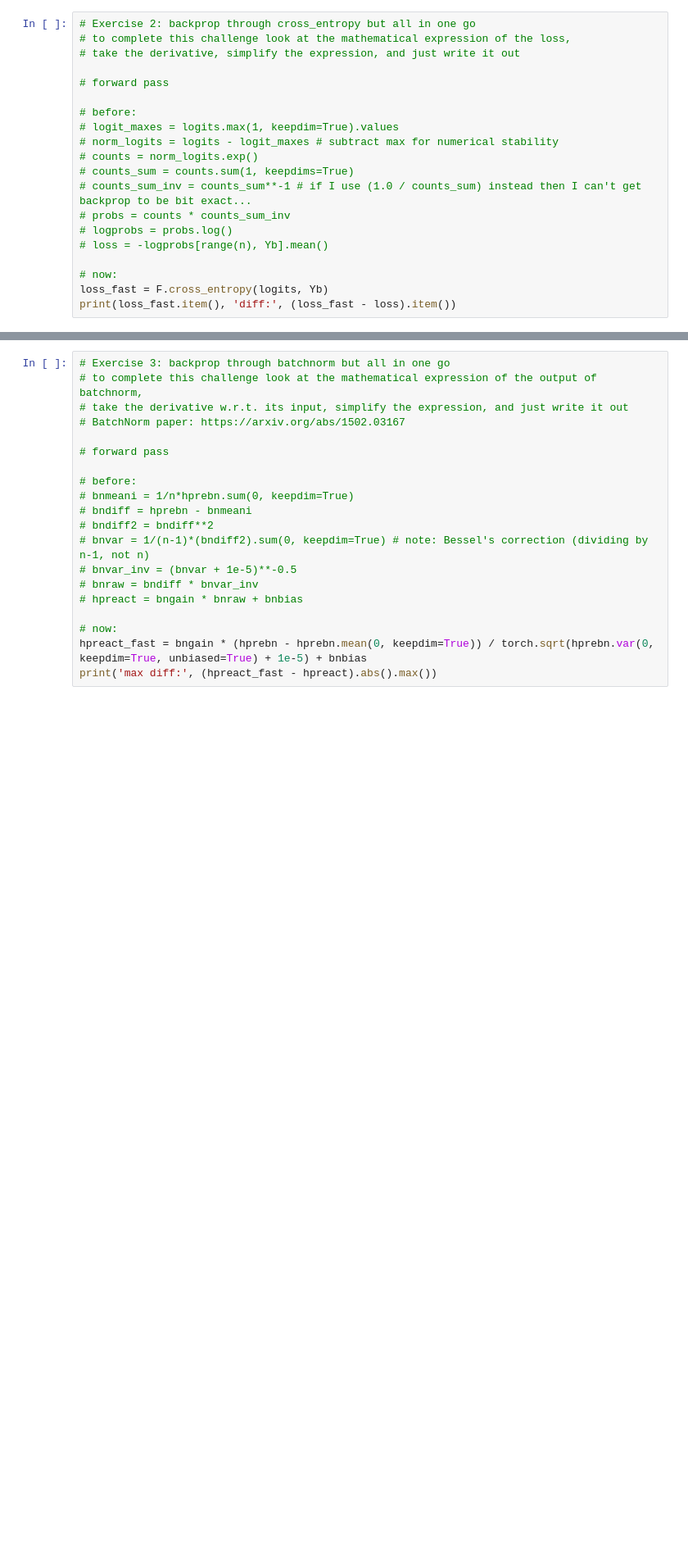
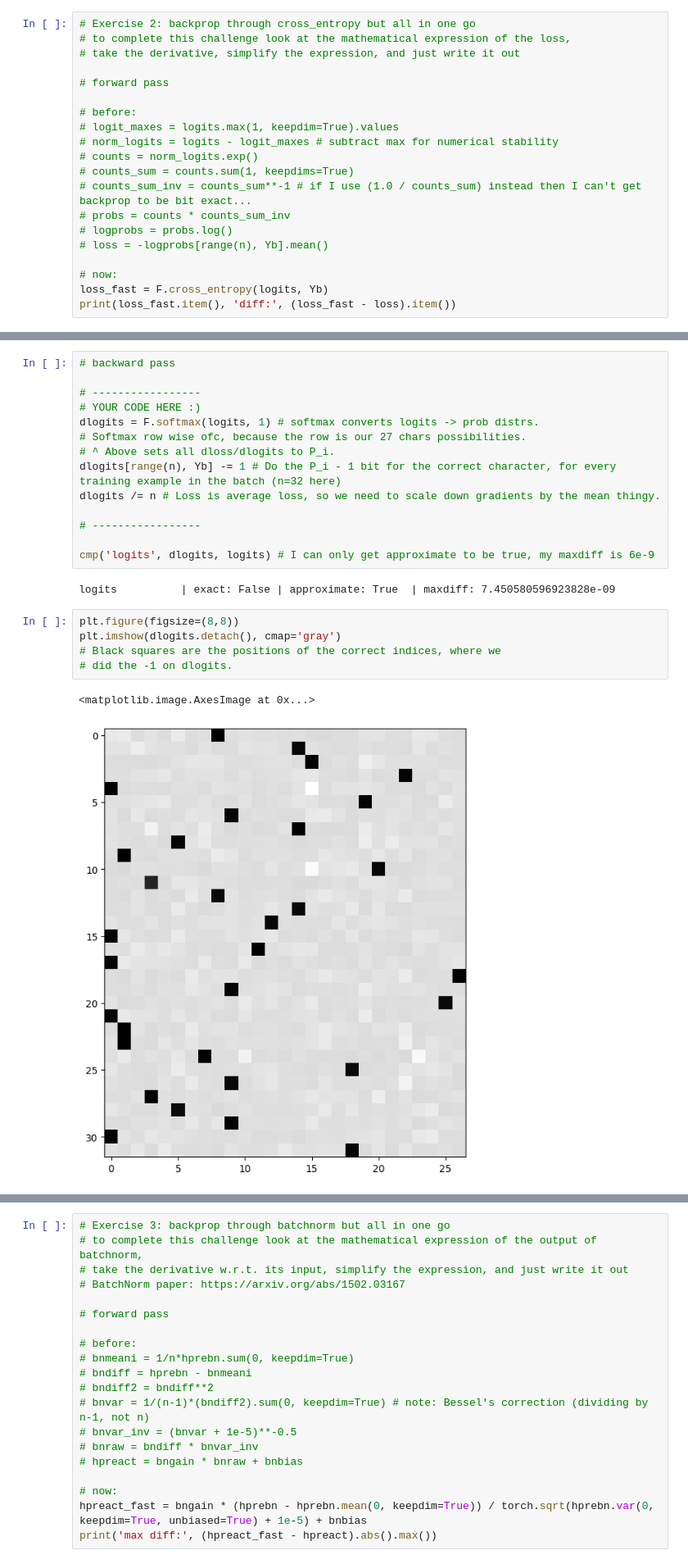
Before and after one commit to Antimatter543/karpathy-NN-lectures, a Jupyter notebook: 5 - makemore-backprop-ninja/build_makemore_backprop_ninja.ipynb, the cells around one changed output, grey strips where cells are left out. Shown at 82% size. Cells and saved outputs as stored; diff of their text form; blank space fills up the shorter version.

```diff
--- a/5 - makemore-backprop-ninja/build_makemore_backprop_ninja.ipynb
+++ b/5 - makemore-backprop-ninja/build_makemore_backprop_ninja.ipynb
@@ -634,0 +651,24 @@ dlogits = None # TODO. my solution is 3 lines
+# %%
+# backward pass
+
+# -----------------
+# YOUR CODE HERE :)
+dlogits = F.softmax(logits, 1) # softmax converts logits -> prob distrs.
+# Softmax row wise ofc, because the row is our 27 chars possibilities.
+# ^ Above sets all dloss/dlogits to P_i.
+dlogits[range(n), Yb] -= 1 # Do the P_i - 1 bit for the correct character, for every training example in the batch (n=32 here)
+dlogits /= n # Loss is average loss, so we need to scale down gradients by the mean thingy.
+
+# -----------------
+
+cmp('logits', dlogits, logits) # I can only get approximate to be true, my maxdiff is 6e-9
+# %% [output]
+logits          | exact: False | approximate: True  | maxdiff: 7.450580596923828e-09
+# %%
+plt.figure(figsize=(8,8))
+plt.imshow(dlogits.detach(), cmap='gray')
+# Black squares are the positions of the correct indices, where we
+# did the -1 on dlogits.
+# %% [output]
+<matplotlib.image.AxesImage at 0x...>
+[figure, added]
```
Also changed, not shown: parts of 8 cells of this notebook.
